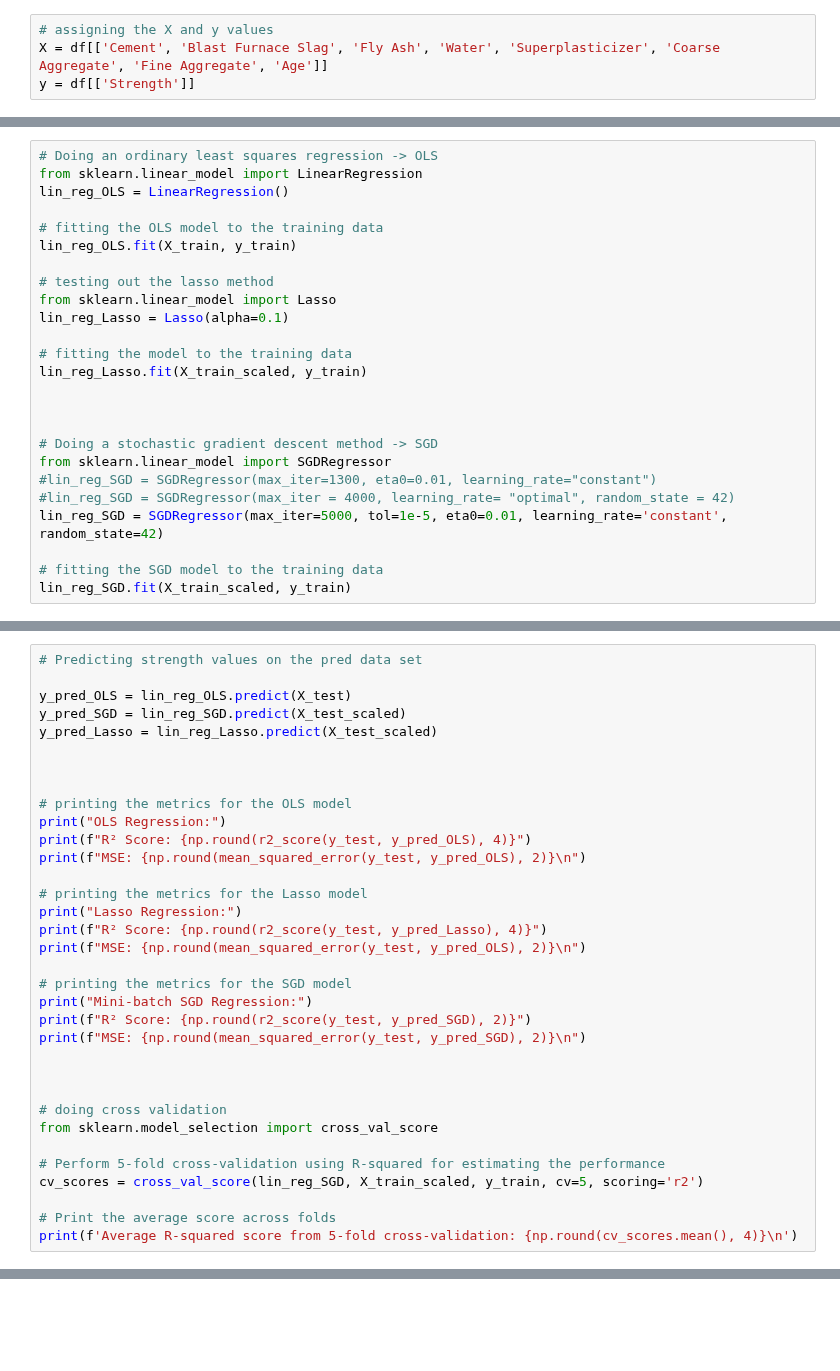
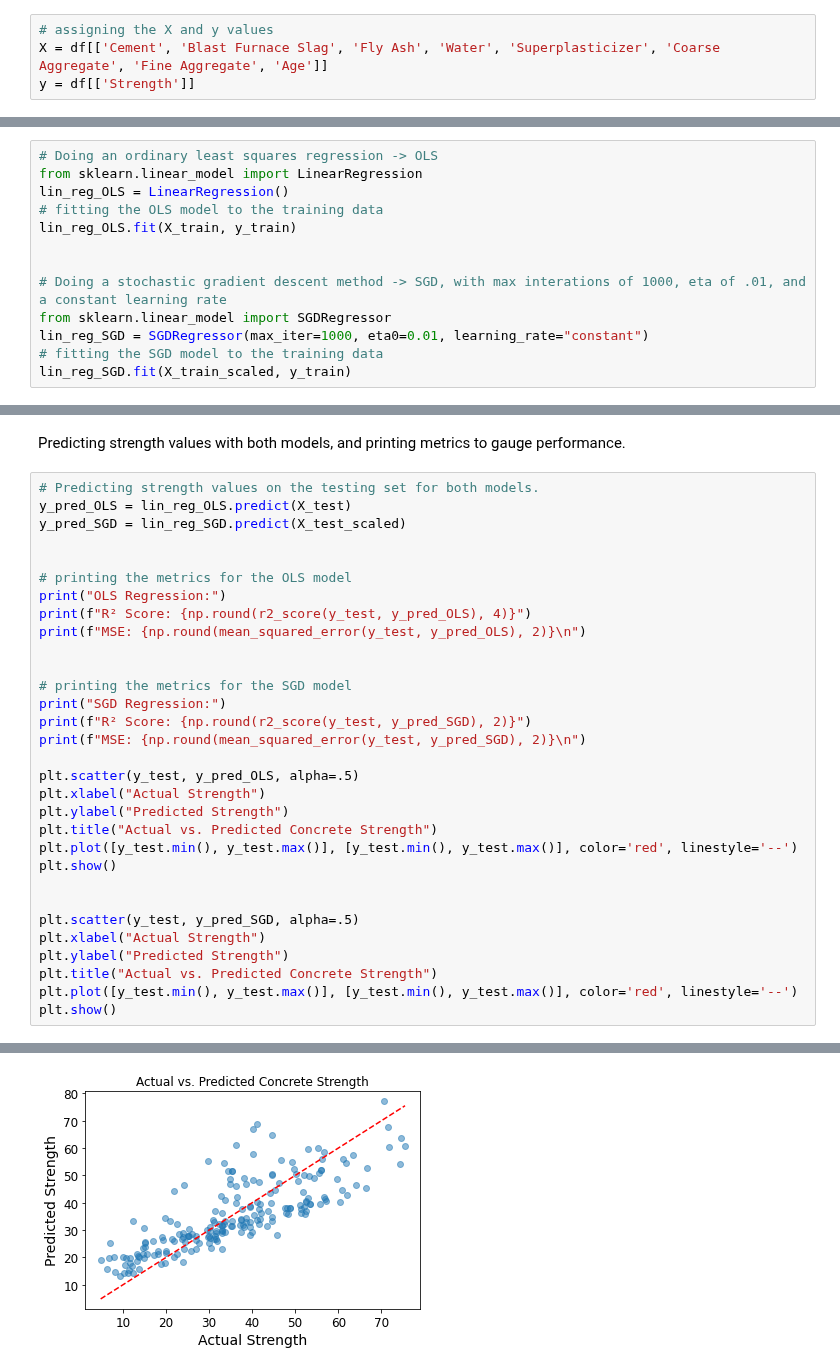
Before and after one commit to elisabellahj/MLing, a Jupyter notebook: Andreas.ipynb, the cells around one changed output, grey strips where cells are left out. Saved outputs shown, nothing was run; the diff lists cells and outputs as text; blank space fills up the shorter version.

```diff
--- a/Andreas.ipynb
+++ b/Andreas.ipynb
@@ -93,25 +183,13 @@ X_test_scaled = scaler.transform(X_test)
 # Doing an ordinary least squares regression -> OLS
 from sklearn.linear_model import LinearRegression
 lin_reg_OLS = LinearRegression()
-
 # fitting the OLS model to the training data
 lin_reg_OLS.fit(X_train, y_train)
 
-# testing out the lasso method
-from sklearn.linear_model import Lasso
-lin_reg_Lasso = Lasso(alpha=0.1)
 
-# fitting the model to the training data
-lin_reg_Lasso.fit(X_train_scaled, y_train)
-
-
-
-# Doing a stochastic gradient descent method -> SGD
+# Doing a stochastic gradient descent method -> SGD, with max interations of 1000, eta of .01, and a constant learning rate
 from sklearn.linear_model import SGDRegressor
-#lin_reg_SGD = SGDRegressor(max_iter=1300, eta0=0.01, learning_rate="constant")
-#lin_reg_SGD = SGDRegressor(max_iter = 4000, learning_rate= "optimal", random_state = 42)
-lin_reg_SGD = SGDRegressor(max_iter=5000, tol=1e-5, eta0=0.01, learning_rate='constant', random_state=42)
-
+lin_reg_SGD = SGDRegressor(max_iter=1000, eta0=0.01, learning_rate="constant")
 # fitting the SGD model to the training data
 lin_reg_SGD.fit(X_train_scaled, y_train)
 # %% [output]
@@ -120,10 +197,9 @@ SGDRegressor(learning_rate='constant', max_iter=5000, random_state=42,
+# %% [markdown]
+Predicting strength values with both models, and printing metrics to gauge performance.
 # %%
-# Predicting strength values on the pred data set
-
+# Predicting strength values on the testing set for both models.
 y_pred_OLS = lin_reg_OLS.predict(X_test)
 y_pred_SGD = lin_reg_SGD.predict(X_test_scaled)
-y_pred_Lasso = lin_reg_Lasso.predict(X_test_scaled)
-
 
 
 # printing the metrics for the OLS model
@@ -131,26 +207,26 @@ print("OLS Regression:")
 print(f"R² Score: {np.round(r2_score(y_test, y_pred_OLS), 4)}")
 print(f"MSE: {np.round(mean_squared_error(y_test, y_pred_OLS), 2)}\n")
 
-# printing the metrics for the Lasso model
-print("Lasso Regression:")
-print(f"R² Score: {np.round(r2_score(y_test, y_pred_Lasso), 4)}")
-print(f"MSE: {np.round(mean_squared_error(y_test, y_pred_OLS), 2)}\n")
 
 # printing the metrics for the SGD model
-print("Mini-batch SGD Regression:")
+print("SGD Regression:")
 print(f"R² Score: {np.round(r2_score(y_test, y_pred_SGD), 2)}")
 print(f"MSE: {np.round(mean_squared_error(y_test, y_pred_SGD), 2)}\n")
 
+plt.scatter(y_test, y_pred_OLS, alpha=.5)
+plt.xlabel("Actual Strength")
+plt.ylabel("Predicted Strength")
+plt.title("Actual vs. Predicted Concrete Strength")
+plt.plot([y_test.min(), y_test.max()], [y_test.min(), y_test.max()], color='red', linestyle='--')
+plt.show()
 
 
-# doing cross validation
-from sklearn.model_selection import cross_val_score
-
-# Perform 5-fold cross-validation using R-squared for estimating the performance
-cv_scores = cross_val_score(lin_reg_SGD, X_train_scaled, y_train, cv=5, scoring='r2')
-
-# Print the average score across folds
-print(f'Average R-squared score from 5-fold cross-validation: {np.round(cv_scores.mean(), 4)}\n')
+plt.scatter(y_test, y_pred_SGD, alpha=.5)
+plt.xlabel("Actual Strength")
+plt.ylabel("Predicted Strength")
+plt.title("Actual vs. Predicted Concrete Strength")
+plt.plot([y_test.min(), y_test.max()], [y_test.min(), y_test.max()], color='red', linestyle='--')
+plt.show()
 # %% [output]
 OLS Regression:
 R² Score: 0.6276
@@ -167,0 +238 @@ Average R-squared score from 5-fold cross-validation: 0.5665
+[figure, added]
```
Also changed, not shown: parts of 20 cells of this notebook, 1 other file.
